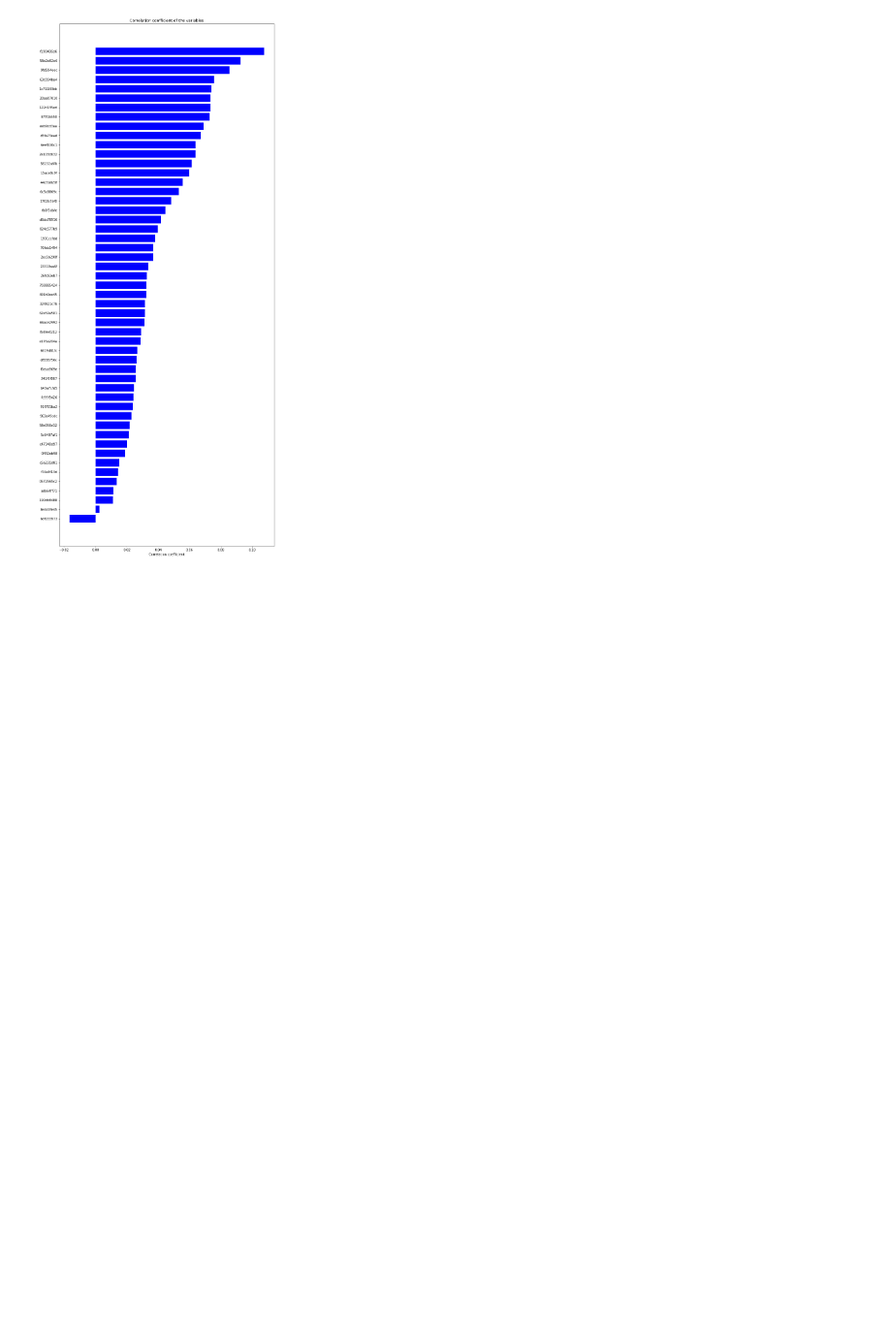
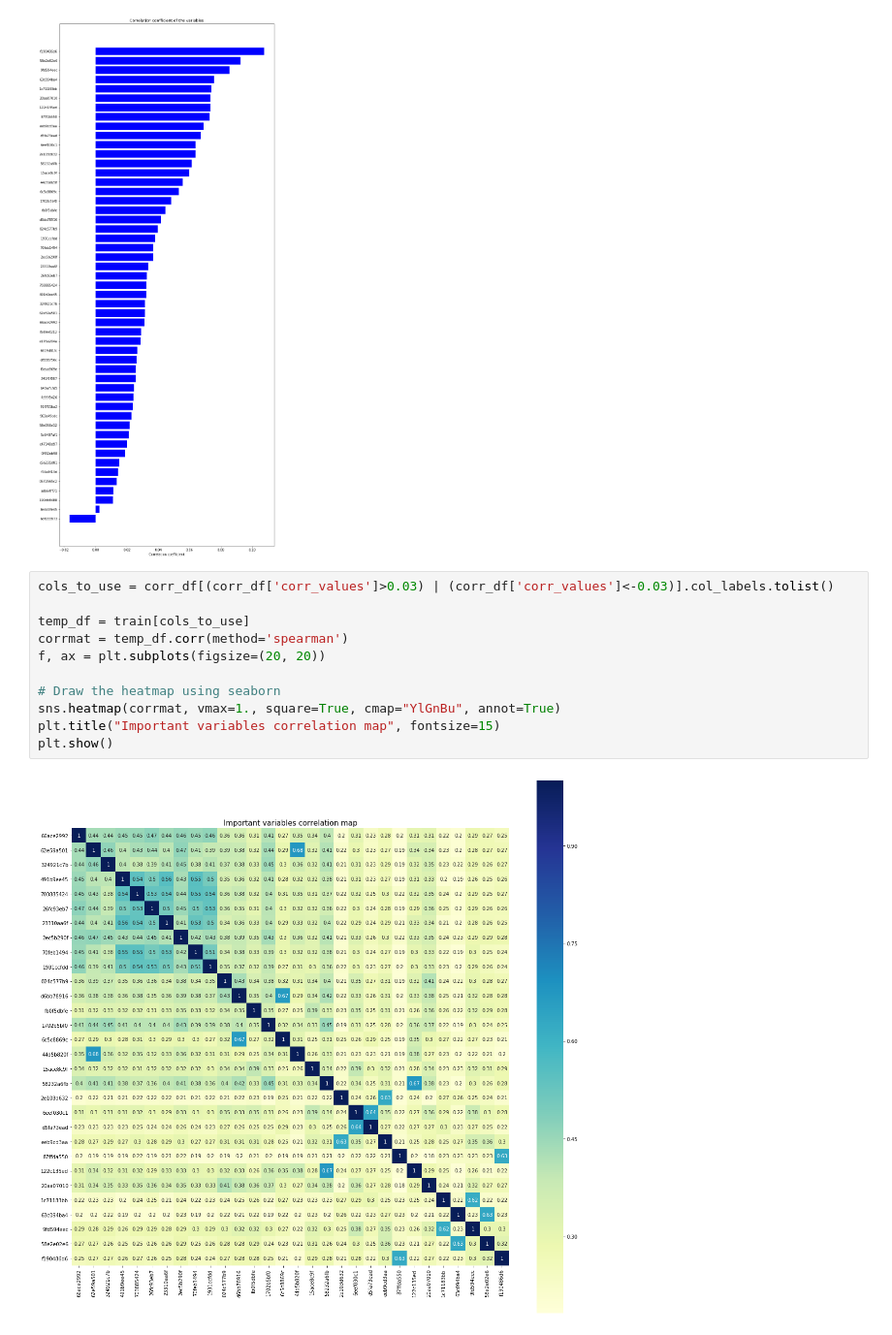
Before and after one commit to fortesit/Kaggle-Santander-Value-Prediction-Challenge, a Jupyter notebook: main.ipynb, the cells around one changed output. Shown: that part at 97% size. Saved outputs shown, nothing was run; the diff lists cells and outputs as text; blank space fills up the shorter version.

Commit message:
Add correlation heat map

```diff
--- a/main.ipynb
+++ b/main.ipynb
@@ -81,3 +62,16 @@ ax.set_title("Correlation coefficient of the variables")
 plt.show()
 # %% [output]
 [figure]
+# %%
+cols_to_use = corr_df[(corr_df['corr_values']>0.03) | (corr_df['corr_values']<-0.03)].col_labels.tolist()
+
+temp_df = train[cols_to_use]
+corrmat = temp_df.corr(method='spearman')
+f, ax = plt.subplots(figsize=(20, 20))
+
+# Draw the heatmap using seaborn
+sns.heatmap(corrmat, vmax=1., square=True, cmap="YlGnBu", annot=True)
+plt.title("Important variables correlation map", fontsize=15)
+plt.show()
+# %% [output]
+[figure, added]
```
Also changed, not shown: parts of 2 cells of this notebook, 1 other file.
